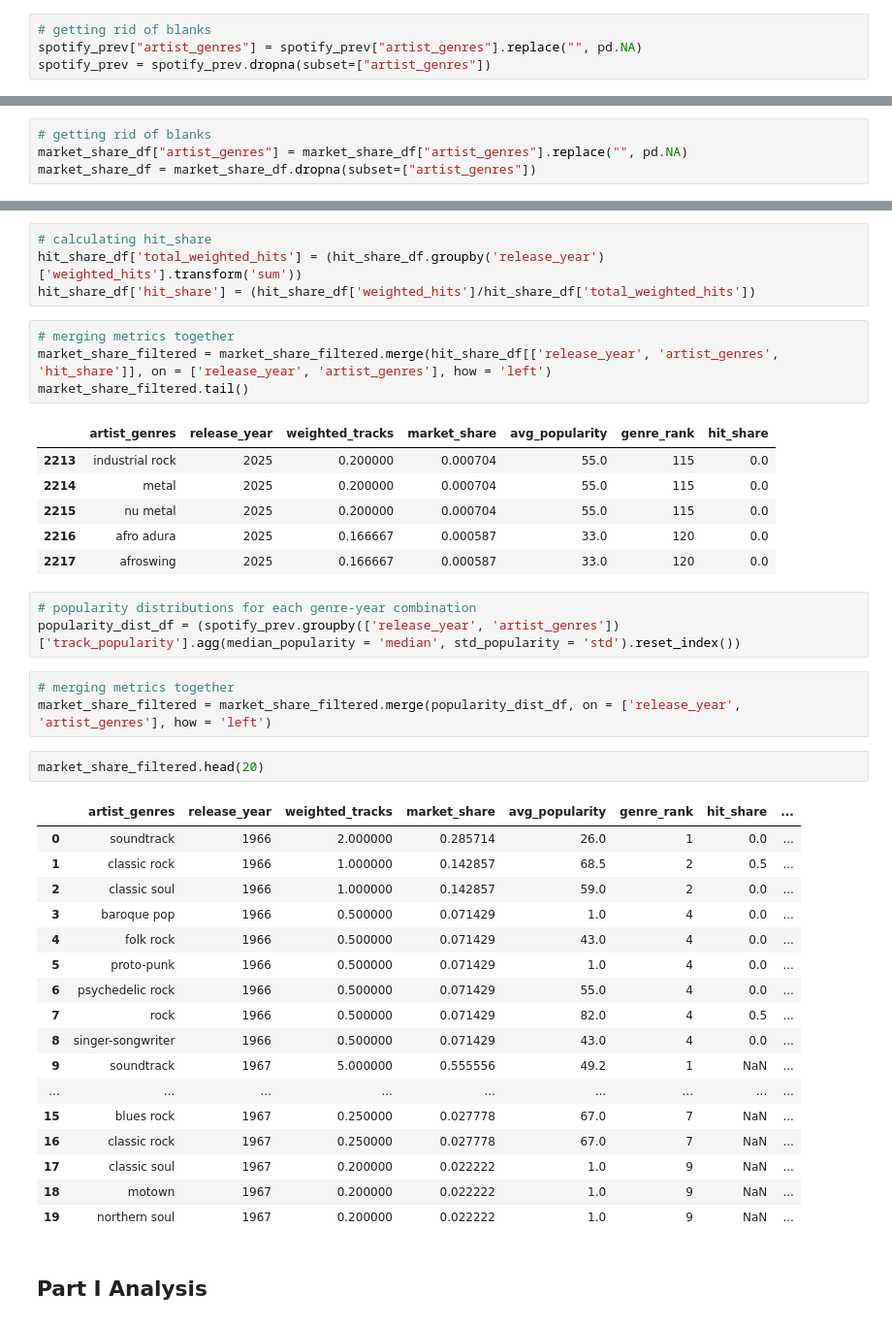
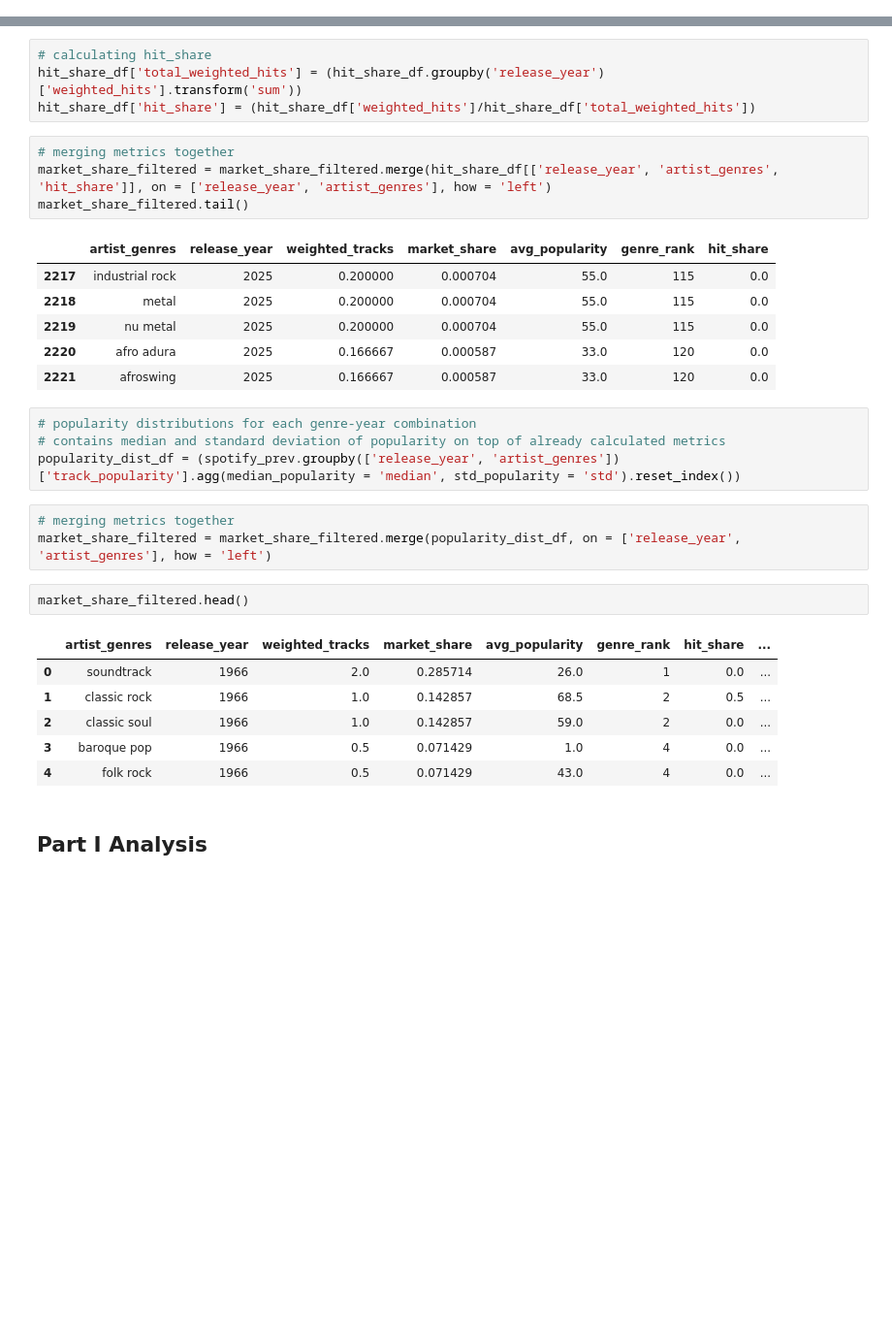
Before and after one commit to jjen1/spotify-music-trends-analysis, a Jupyter notebook: notebooks/02_genre_evolution.ipynb, the cells around one changed output, grey strips where cells are left out. Shown at 97% size. Saved outputs shown, nothing was run; the diff lists cells and outputs as text; blank space fills up the shorter version.

```diff
--- a/notebooks/02_genre_evolution.ipynb
+++ b/notebooks/02_genre_evolution.ipynb
@@ -100,7 +112,3 @@ spotify_prev.head()
-# %%
-# getting rid of blanks
-spotify_prev["artist_genres"] = spotify_prev["artist_genres"].replace("", pd.NA)
-spotify_prev = spotify_prev.dropna(subset=["artist_genres"])
 # %% [markdown]
 ### Measuring Genre Dominance
 
@@ -165,7 +158,3 @@ Name: count, Length: 423, dtype: int64
-# %%
-# getting rid of blanks
-market_share_df["artist_genres"] = market_share_df["artist_genres"].replace("", pd.NA)
-market_share_df = market_share_df.dropna(subset=["artist_genres"])
 # %% [markdown]
 ### Filtering Sparse Years
 
@@ -278,37 +271,27 @@ market_share_filtered = market_share_filtered.merge(hit_share_df[['release_year'
 market_share_filtered.tail()
 # %% [output]
 |  | artist_genres | release_year | weighted_tracks | market_share | avg_popularity | genre_rank | hit_share |
-| 2213 | industrial rock | 2025 | 0.200000 | 0.000704 | 55.0 | 115 | 0.0 |
-| 2214 | metal | 2025 | 0.200000 | 0.000704 | 55.0 | 115 | 0.0 |
-| 2215 | nu metal | 2025 | 0.200000 | 0.000704 | 55.0 | 115 | 0.0 |
-| 2216 | afro adura | 2025 | 0.166667 | 0.000587 | 33.0 | 120 | 0.0 |
-| 2217 | afroswing | 2025 | 0.166667 | 0.000587 | 33.0 | 120 | 0.0 |
+| 2217 | industrial rock | 2025 | 0.200000 | 0.000704 | 55.0 | 115 | 0.0 |
+| 2218 | metal | 2025 | 0.200000 | 0.000704 | 55.0 | 115 | 0.0 |
+| 2219 | nu metal | 2025 | 0.200000 | 0.000704 | 55.0 | 115 | 0.0 |
+| 2220 | afro adura | 2025 | 0.166667 | 0.000587 | 33.0 | 120 | 0.0 |
+| 2221 | afroswing | 2025 | 0.166667 | 0.000587 | 33.0 | 120 | 0.0 |
 # %%
 # popularity distributions for each genre-year combination
+# contains median and standard deviation of popularity on top of already calculated metrics
 popularity_dist_df = (spotify_prev.groupby(['release_year', 'artist_genres'])['track_popularity'].agg(median_popularity = 'median', std_popularity = 'std').reset_index())
 # %%
 # merging metrics together
 market_share_filtered = market_share_filtered.merge(popularity_dist_df, on = ['release_year', 'artist_genres'], how = 'left')
 # %%
-market_share_filtered.head(20)
+market_share_filtered.head()
 # %% [output]
 |  | artist_genres | release_year | weighted_tracks | market_share | avg_popularity | genre_rank | hit_share | ... |
-| 0 | soundtrack | 1966 | 2.000000 | 0.285714 | 26.0 | 1 | 0.0 | ... |
-| 1 | classic rock | 1966 | 1.000000 | 0.142857 | 68.5 | 2 | 0.5 | ... |
-| 2 | classic soul | 1966 | 1.000000 | 0.142857 | 59.0 | 2 | 0.0 | ... |
-| 3 | baroque pop | 1966 | 0.500000 | 0.071429 | 1.0 | 4 | 0.0 | ... |
-| 4 | folk rock | 1966 | 0.500000 | 0.071429 | 43.0 | 4 | 0.0 | ... |
-| 5 | proto-punk | 1966 | 0.500000 | 0.071429 | 1.0 | 4 | 0.0 | ... |
-| 6 | psychedelic rock | 1966 | 0.500000 | 0.071429 | 55.0 | 4 | 0.0 | ... |
-| 7 | rock | 1966 | 0.500000 | 0.071429 | 82.0 | 4 | 0.5 | ... |
-| 8 | singer-songwriter | 1966 | 0.500000 | 0.071429 | 43.0 | 4 | 0.0 | ... |
-| 9 | soundtrack | 1967 | 5.000000 | 0.555556 | 49.2 | 1 | NaN | ... |
-| ... | ... | ... | ... | ... | ... | ... | ... | ... |
-| 15 | blues rock | 1967 | 0.250000 | 0.027778 | 67.0 | 7 | NaN | ... |
-| 16 | classic rock | 1967 | 0.250000 | 0.027778 | 67.0 | 7 | NaN | ... |
-| 17 | classic soul | 1967 | 0.200000 | 0.022222 | 1.0 | 9 | NaN | ... |
-| 18 | motown | 1967 | 0.200000 | 0.022222 | 1.0 | 9 | NaN | ... |
-| 19 | northern soul | 1967 | 0.200000 | 0.022222 | 1.0 | 9 | NaN | ... |
+| 0 | soundtrack | 1966 | 2.0 | 0.285714 | 26.0 | 1 | 0.0 | ... |
+| 1 | classic rock | 1966 | 1.0 | 0.142857 | 68.5 | 2 | 0.5 | ... |
+| 2 | classic soul | 1966 | 1.0 | 0.142857 | 59.0 | 2 | 0.0 | ... |
+| 3 | baroque pop | 1966 | 0.5 | 0.071429 | 1.0 | 4 | 0.0 | ... |
+| 4 | folk rock | 1966 | 0.5 | 0.071429 | 43.0 | 4 | 0.0 | ... |
 # %% [markdown]
 ## **Part I Analysis**
 # %% [markdown]
```
Also changed, not shown: parts of 23 cells of this notebook, 4 other files.
